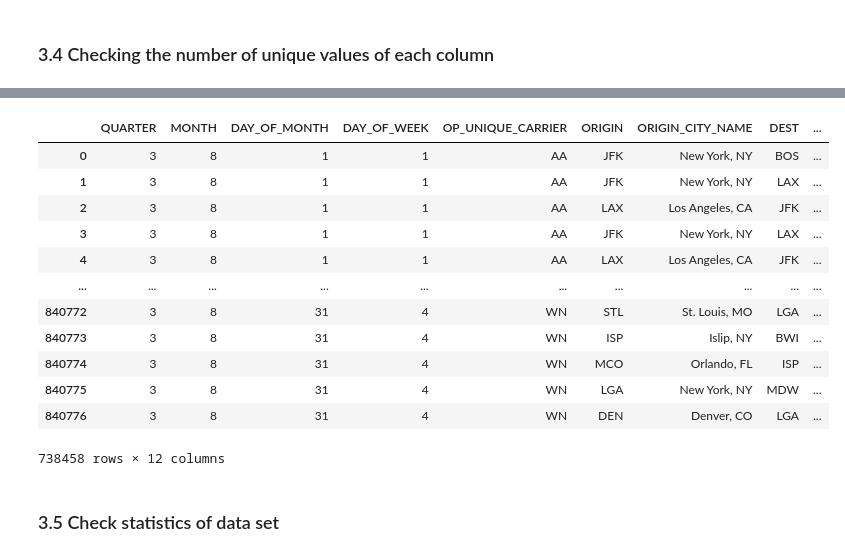
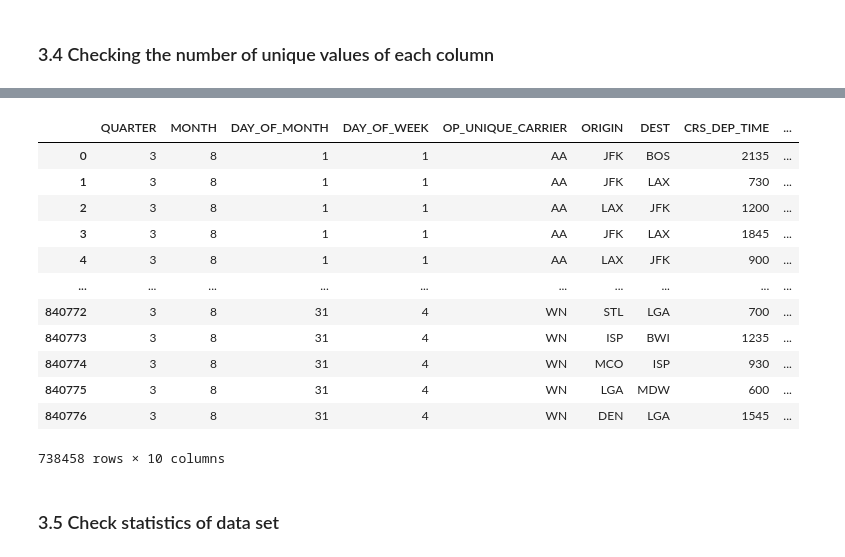
Before and after one commit to RobJoscelyne/mlproject, a Jupyter notebook: notebooks/data/1 . EDA Flight delays .ipynb, the cells around one changed output, grey strips where cells are left out. Drawn from its saved outputs; the diff is of its cells as text; code cells hidden in the pictures.

```diff
--- a/notebooks/data/1 . EDA Flight delays .ipynb
+++ b/notebooks/data/1 . EDA Flight delays .ipynb
@@ -235,27 +235,27 @@ dtype: int64
 # %%
 # Filter the DataFrame to keep only rows where DEP_DELAY_NEW is 180 or less
 combined_df = combined_df[combined_df['DEP_DELAY_NEW'] <= 180]
 
 # Set any negative values in DEP_DELAY_NEW to 0
 combined_df['DEP_DELAY_NEW'] = combined_df['DEP_DELAY_NEW'].clip(lower=0)
 
-combined_df=combined_df.drop(columns=['YEAR','FL_DATE','MKT_UNIQUE_CARRIER','MKT_CARRIER','DEST_STATE_ABR','DISTANCE_GROUP', 'TAIL_NUM', 'ORIGIN_AIRPORT_ID', 'DEST_AIRPORT_ID'],axis=1)
+combined_df=combined_df.drop(columns=['YEAR','ORIGIN_CITY_NAME','FL_DATE','DEST_CITY_NAME','MKT_UNIQUE_CARRIER','MKT_CARRIER','DEST_STATE_ABR','DISTANCE_GROUP', 'TAIL_NUM', 'ORIGIN_AIRPORT_ID', 'DEST_AIRPORT_ID'],axis=1)
 # Save the cleaned DataFrame to a CSV file
 combined_df
 # %% [output]
-|  | QUARTER | MONTH | DAY_OF_MONTH | DAY_OF_WEEK | OP_UNIQUE_CARRIER | ORIGIN | ORIGIN_CITY_NAME | DEST | ... |
-| 0 | 3 | 8 | 1 | 1 | AA | JFK | New York, NY | BOS | ... |
-| 1 | 3 | 8 | 1 | 1 | AA | JFK | New York, NY | LAX | ... |
-| 2 | 3 | 8 | 1 | 1 | AA | LAX | Los Angeles, CA | JFK | ... |
-| 3 | 3 | 8 | 1 | 1 | AA | JFK | New York, NY | LAX | ... |
-| 4 | 3 | 8 | 1 | 1 | AA | LAX | Los Angeles, CA | JFK | ... |
+|  | QUARTER | MONTH | DAY_OF_MONTH | DAY_OF_WEEK | OP_UNIQUE_CARRIER | ORIGIN | DEST | CRS_DEP_TIME | ... |
+| 0 | 3 | 8 | 1 | 1 | AA | JFK | BOS | 2135 | ... |
+| 1 | 3 | 8 | 1 | 1 | AA | JFK | LAX | 730 | ... |
+| 2 | 3 | 8 | 1 | 1 | AA | LAX | JFK | 1200 | ... |
+| 3 | 3 | 8 | 1 | 1 | AA | JFK | LAX | 1845 | ... |
+| 4 | 3 | 8 | 1 | 1 | AA | LAX | JFK | 900 | ... |
 | ... | ... | ... | ... | ... | ... | ... | ... | ... | ... |
-| 840772 | 3 | 8 | 31 | 4 | WN | STL | St. Louis, MO | LGA | ... |
-| 840773 | 3 | 8 | 31 | 4 | WN | ISP | Islip, NY | BWI | ... |
-| 840774 | 3 | 8 | 31 | 4 | WN | MCO | Orlando, FL | ISP | ... |
-| 840775 | 3 | 8 | 31 | 4 | WN | LGA | New York, NY | MDW | ... |
-| 840776 | 3 | 8 | 31 | 4 | WN | DEN | Denver, CO | LGA | ... |
+| 840772 | 3 | 8 | 31 | 4 | WN | STL | LGA | 700 | ... |
+| 840773 | 3 | 8 | 31 | 4 | WN | ISP | BWI | 1235 | ... |
+| 840774 | 3 | 8 | 31 | 4 | WN | MCO | ISP | 930 | ... |
+| 840775 | 3 | 8 | 31 | 4 | WN | LGA | MDW | 600 | ... |
+| 840776 | 3 | 8 | 31 | 4 | WN | DEN | LGA | 1545 | ... |
-738458 rows × 12 columns
+738458 rows × 10 columns
 # %% [markdown]
 ### 3.5 Check statistics of data set
 # %%
```
Also changed, not shown: parts of 5 cells of this notebook, 21 other files.
